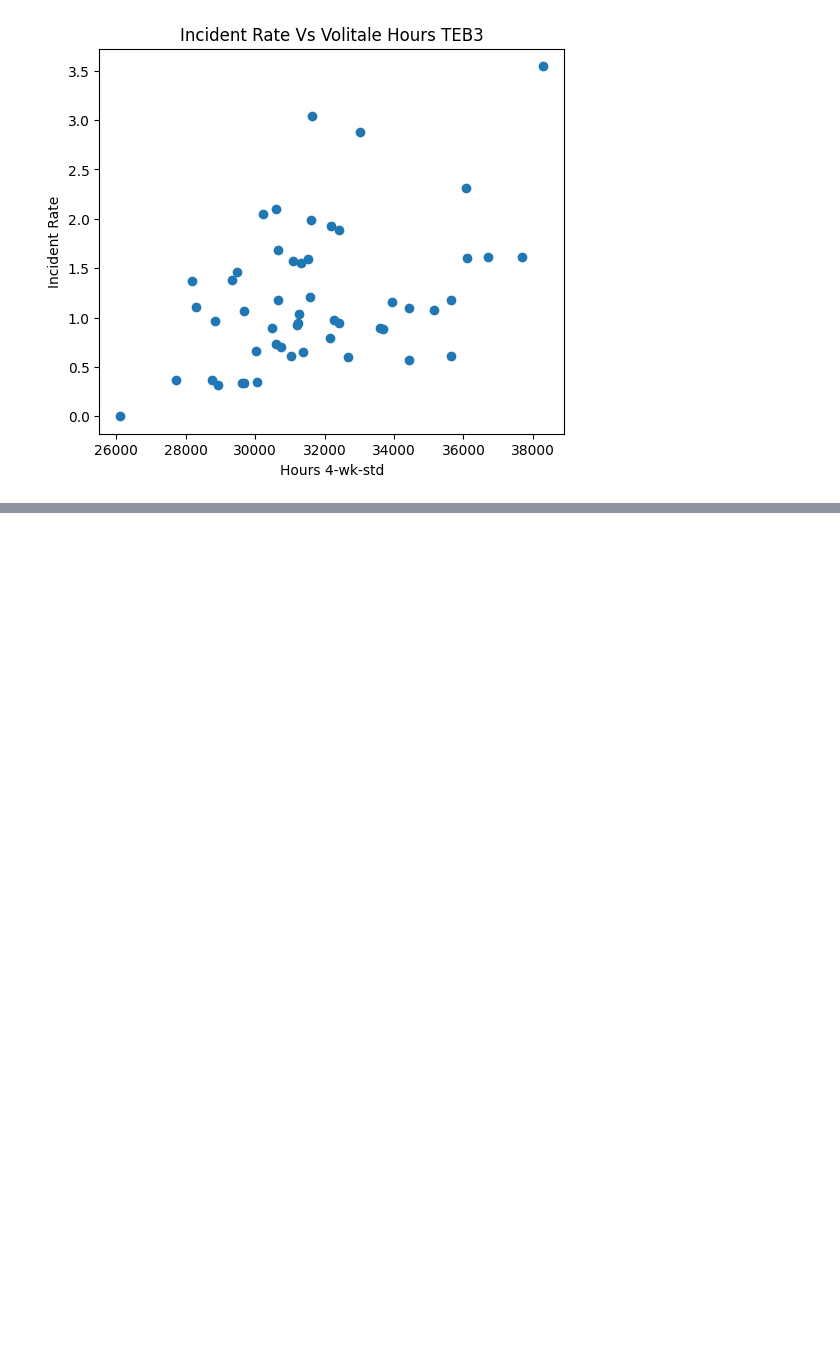
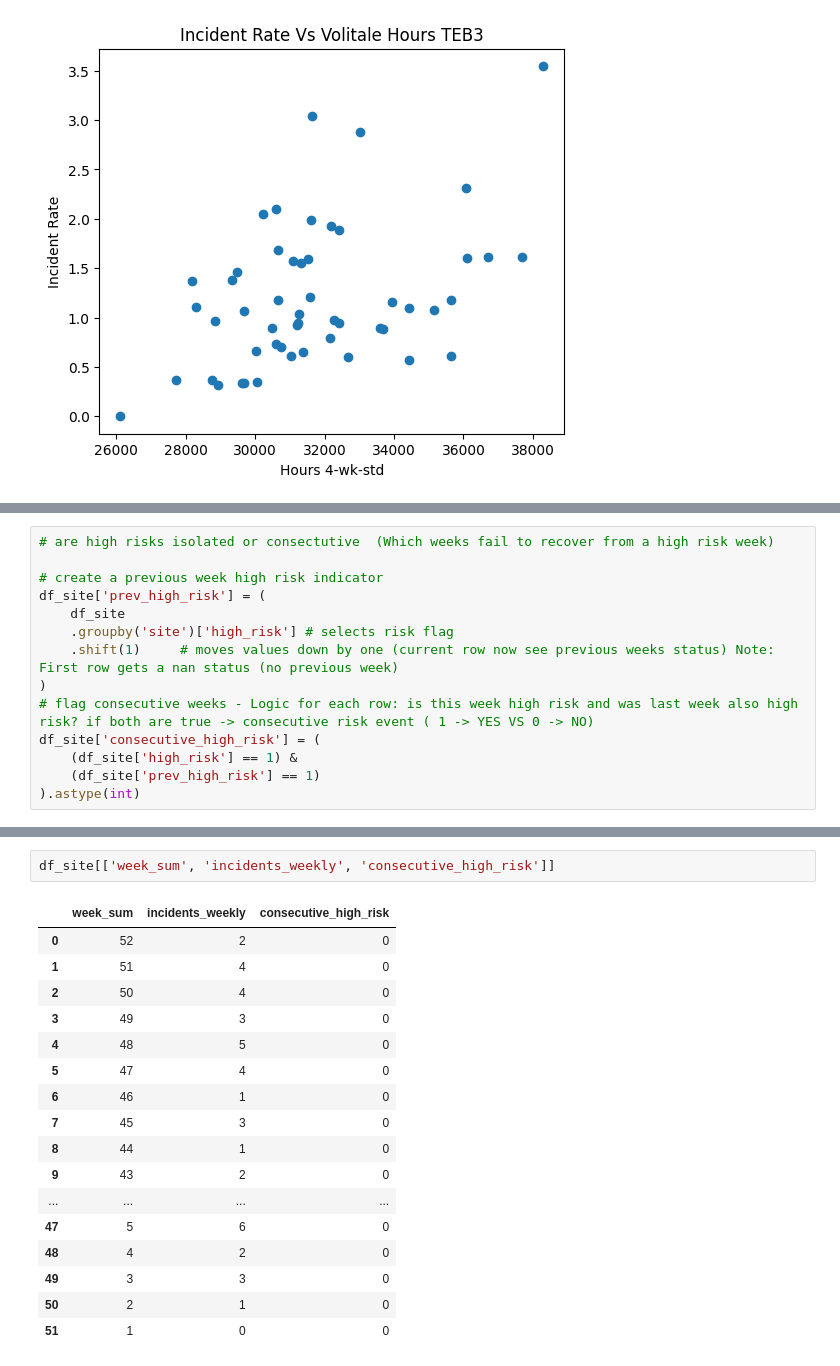
Before and after one commit to JudeMirac/Saftey-Risk-Analysis, a Jupyter notebook: notebooks/Exploratory_Analysis.ipynb, the cells around one changed output, grey strips where cells are left out. Cells and saved outputs as stored; diff of their text form; blank space fills up the shorter version.

```diff
--- a/notebooks/Exploratory_Analysis.ipynb
+++ b/notebooks/Exploratory_Analysis.ipynb
@@ -272,0 +298,14 @@ plt.show()
+# %%
+# are high risks isolated or consectutive  (Which weeks fail to recover from a high risk week)
+
+# create a previous week high risk indicator
+df_site['prev_high_risk'] = (
+    df_site
+    .groupby('site')['high_risk'] # selects risk flag
+    .shift(1)     # moves values down by one (current row now see previous weeks status) Note: First row gets a nan status (no previous week)
+)
+# flag consecutive weeks - Logic for each row: is this week high risk and was last week also high risk? if both are true -> consecutive risk event ( 1 -> YES VS 0 -> NO)
+df_site['consecutive_high_risk'] = (
+    (df_site['high_risk'] == 1) &
+    (df_site['prev_high_risk'] == 1)
+).astype(int)
@@ -272,0 +332,20 @@ plt.show()
+# %%
+df_site[['week_sum', 'incidents_weekly', 'consecutive_high_risk']]
+# %% [output]
+|  | week_sum | incidents_weekly | consecutive_high_risk |
+| 0 | 52 | 2 | 0 |
+| 1 | 51 | 4 | 0 |
+| 2 | 50 | 4 | 0 |
+| 3 | 49 | 3 | 0 |
+| 4 | 48 | 5 | 0 |
+| 5 | 47 | 4 | 0 |
+| 6 | 46 | 1 | 0 |
+| 7 | 45 | 3 | 0 |
+| 8 | 44 | 1 | 0 |
+| 9 | 43 | 2 | 0 |
+| ... | ... | ... | ... |
+| 47 | 5 | 6 | 0 |
+| 48 | 4 | 2 | 0 |
+| 49 | 3 | 3 | 0 |
+| 50 | 2 | 1 | 0 |
+| 51 | 1 | 0 | 0 |
```
Also changed, not shown: parts of 3 cells of this notebook.
